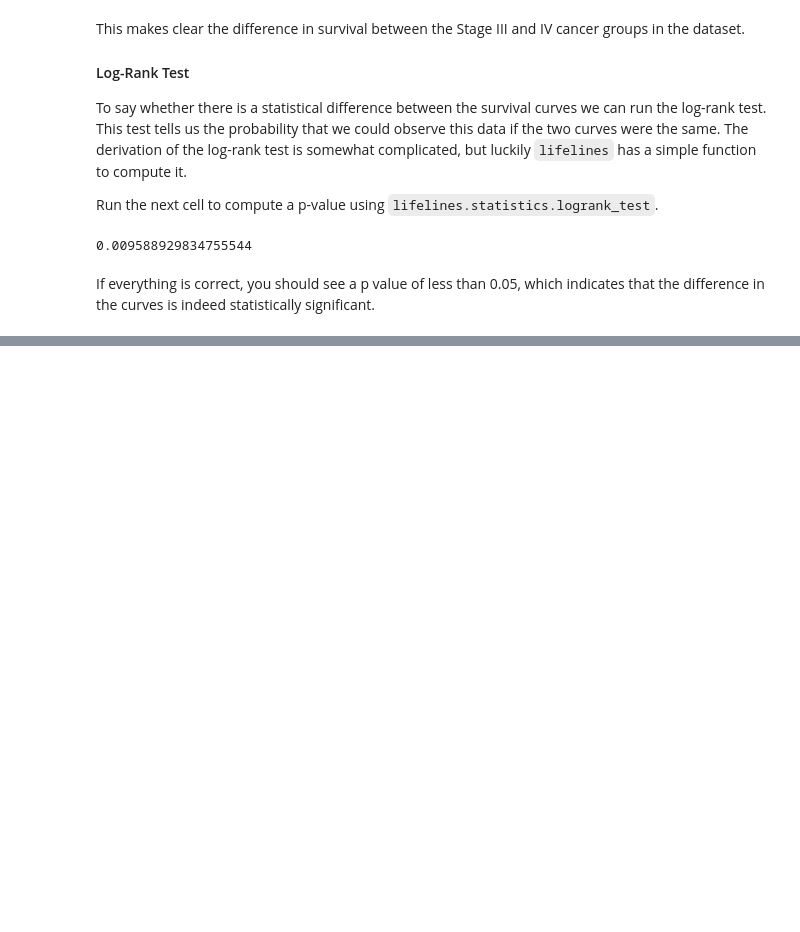
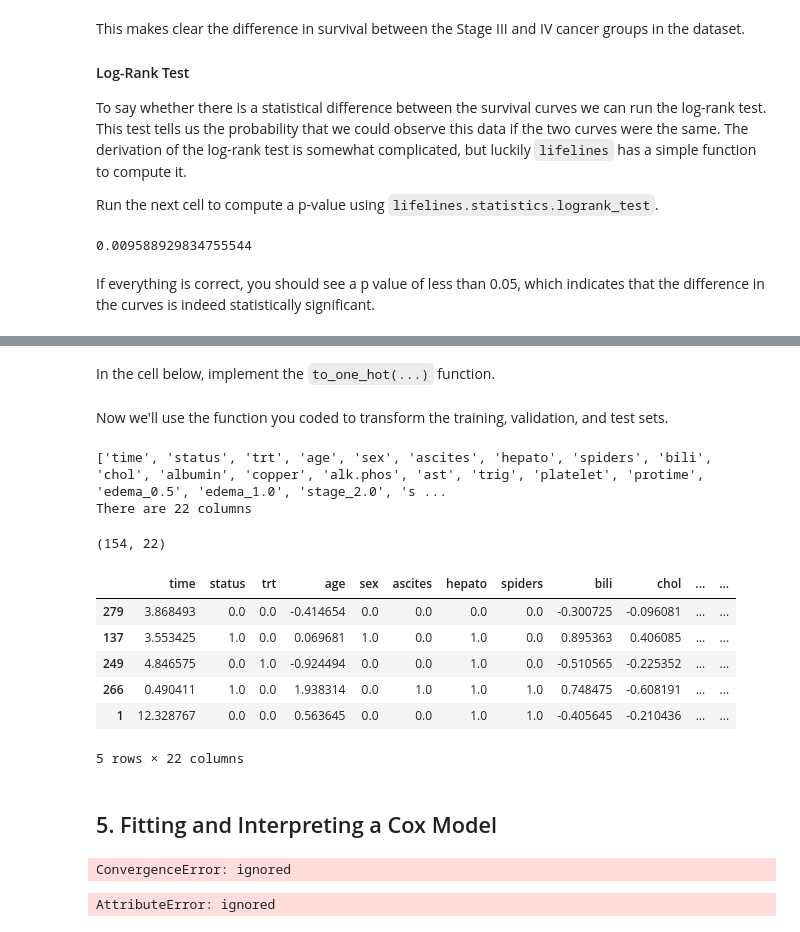
Before and after one commit to NikolayLenkovNikolaev/SoftUni, a Jupyter notebook: Presentation_1_0.ipynb, the cells around one changed output, grey strips where cells are left out. Drawn from its saved outputs; the diff is of its cells as text; code cells hidden in the pictures; blank space fills up the shorter version.

```diff
--- a/Presentation_1_0.ipynb
+++ b/Presentation_1_0.ipynb
@@ -1169,0 +2051,59 @@ If everything is correct, you should see a p value of less than 0.05, which indi
+# %% [markdown]
+In the cell below, implement the `to_one_hot(...)` function.
+# %%
+def to_one_hot(dataframe, columns):
+    '''
+    Convert columns in dataframe to one-hot encoding.
+    Args:
+        dataframe (dataframe): pandas dataframe containing covariates
+        columns (list of strings): list categorical column names to one hot encode
+    Returns:
+        one_hot_df (dataframe): dataframe with categorical columns encoded
+                            as binary variables
+    '''
+
+    ### START CODE HERE (REPLACE INSTANCES OF 'None' with your code) ###
+
+    one_hot_df = pd.get_dummies(dataframe,columns=columns,dtype=np.float64,drop_first=True)
+
+    ### END CODE HERE ###
+
+    return one_hot_df
+# %% [markdown]
+Now we'll use the function you coded to transform the training, validation, and test sets.
+# %%
+# List of categorical columns
+to_encode = ['edema', 'stage']
+
+one_hot_train = to_one_hot(df_train, to_encode)
+one_hot_val = to_one_hot(df_val, to_encode)
+one_hot_test = to_one_hot(df_test, to_encode)
+
+print(one_hot_val.columns.tolist())
+print(f"There are {len(one_hot_val.columns)} columns")
+# %% [output]
+['time', 'status', 'trt', 'age', 'sex', 'ascites', 'hepato', 'spiders', 'bili', 'chol', 'albumin', 'copper', 'alk.phos', 'ast', 'trig', 'platelet', 'protime', 'edema_0.5', 'edema_1.0', 'stage_2.0', 's ...
+There are 22 columns
+# %%
+print(one_hot_train.shape)
+one_hot_train.head()
+# %% [output]
+(154, 22)
+|  | time | status | trt | age | sex | ascites | hepato | spiders | bili | chol | ... | ... |
+| 279 | 3.868493 | 0.0 | 0.0 | -0.414654 | 0.0 | 0.0 | 0.0 | 0.0 | -0.300725 | -0.096081 | ... | ... |
+| 137 | 3.553425 | 1.0 | 0.0 | 0.069681 | 1.0 | 0.0 | 1.0 | 0.0 | 0.895363 | 0.406085 | ... | ... |
+| 249 | 4.846575 | 0.0 | 1.0 | -0.924494 | 0.0 | 0.0 | 1.0 | 0.0 | -0.510565 | -0.225352 | ... | ... |
+| 266 | 0.490411 | 1.0 | 0.0 | 1.938314 | 0.0 | 1.0 | 1.0 | 1.0 | 0.748475 | -0.608191 | ... | ... |
+| 1 | 12.328767 | 0.0 | 0.0 | 0.563645 | 0.0 | 0.0 | 1.0 | 1.0 | -0.405645 | -0.210436 | ... | ... |
+5 rows × 22 columns
+# %% [markdown]
+## 5. Fitting and Interpreting a Cox Model
+# %%
+cph = CoxPHFitter()
+cph.fit(one_hot_train, duration_col = 'time', event_col = 'status')
+# %% [output]
+ConvergenceError: ignored
+# %%
+cph.print_summary()
+# %% [output]
+AttributeError: ignored
```
Also changed, not shown: parts of 109 cells of this notebook.
